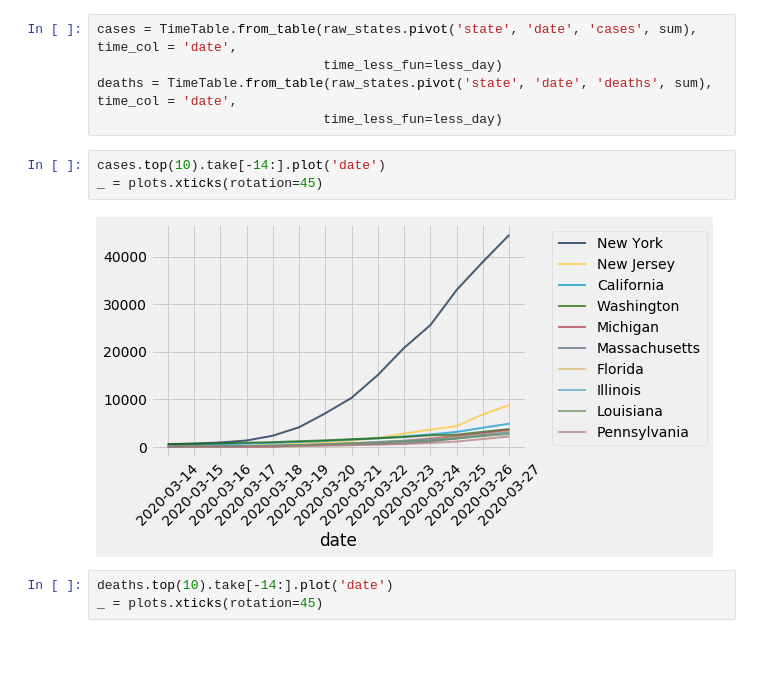
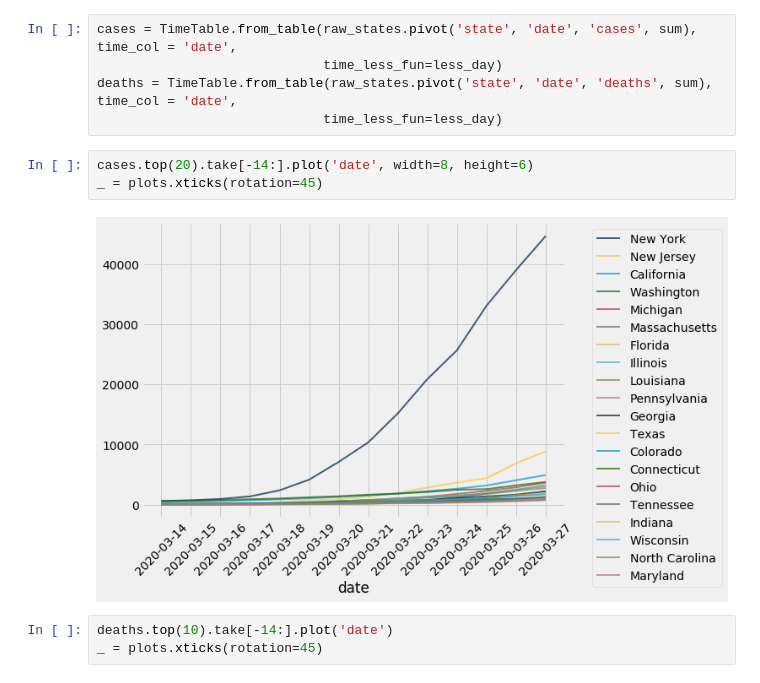
Before and after one commit to deculler/covid19, a Jupyter notebook: US-covid19-nytimes.ipynb, the cells around one changed output. Saved outputs shown, nothing was run; the diff lists cells and outputs as text; blank space fills up the shorter version.

```diff
--- a/US-covid19-nytimes.ipynb
+++ b/US-covid19-nytimes.ipynb
@@ -54,10 +54,10 @@ cases = TimeTable.from_table(raw_states.pivot('state', 'date', 'cases', sum), ti
 deaths = TimeTable.from_table(raw_states.pivot('state', 'date', 'deaths', sum), time_col = 'date',
                              time_less_fun=less_day)
 # %%
-cases.top(10).take[-14:].plot('date')
+cases.top(20).take[-14:].plot('date', width=8, height=6)
 _ = plots.xticks(rotation=45)
 # %% [output]
-[figure, old version]
+[figure, new version]
 # %%
 deaths.top(10).take[-14:].plot('date')
 _ = plots.xticks(rotation=45)
```
Also changed, not shown: parts of 2 cells of this notebook, 1 other file.
